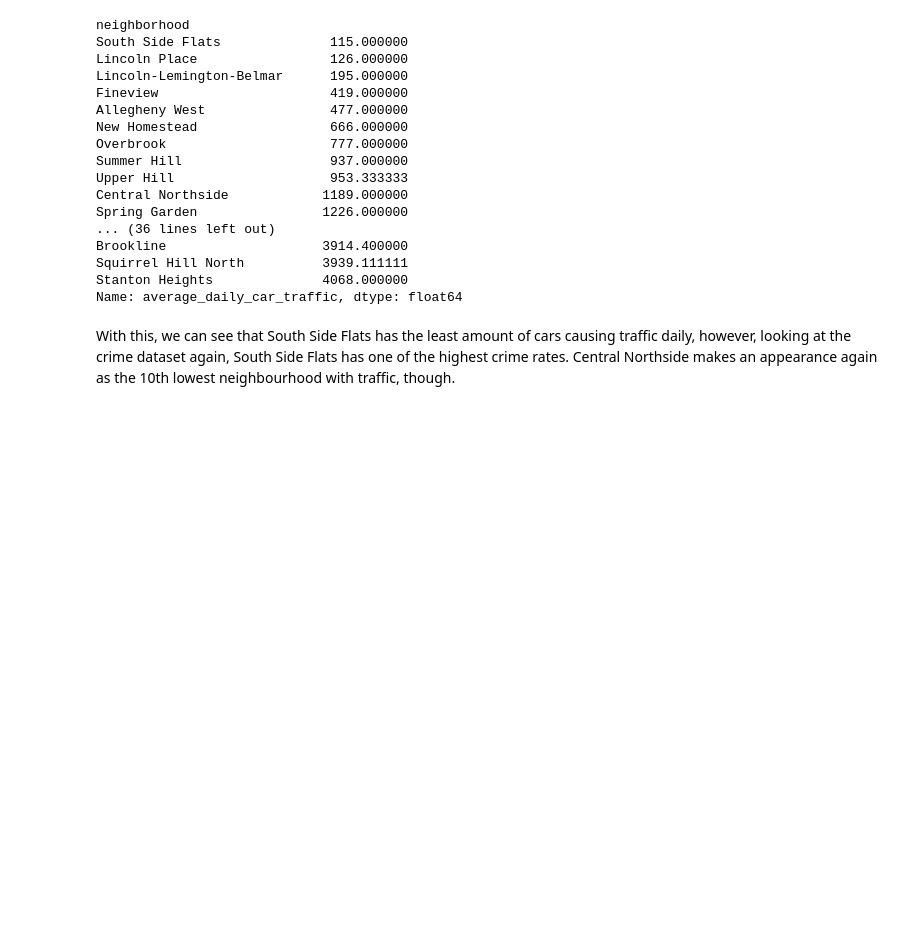
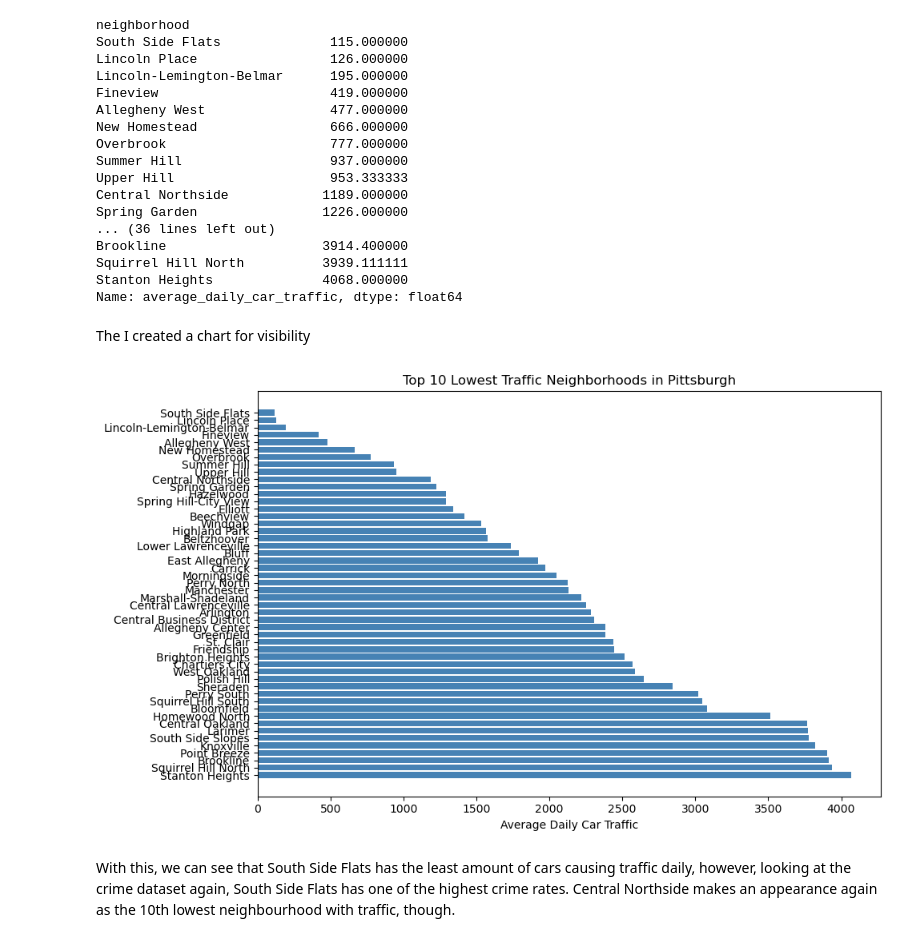
Before and after one commit to daebraek/bigideasfinal, a Jupyter notebook: finalproject.ipynb, the cells around one changed output. Saved outputs shown, nothing was run; the diff lists cells and outputs as text; code cells hidden in the pictures; blank space fills up the shorter version.

```diff
--- a/finalproject.ipynb
+++ b/finalproject.ipynb
@@ -80,6 +89,20 @@ Brookline                    3914.400000
 Squirrel Hill North          3939.111111
 Stanton Heights              4068.000000
 Name: average_daily_car_traffic, dtype: float64
+# %% [markdown]
+The I created a chart for visibility
+# %%
+import matplotlib.pyplot as plt
+
+plt.figure(figsize=(10, 6))
+plt.barh(lowest_traffic_mean.index, lowest_traffic_mean.values, color='steelblue')
+plt.xlabel('Average Daily Car Traffic')
+plt.title('Top 10 Lowest Traffic Neighborhoods in Pittsburgh')
+plt.gca().invert_yaxis()
+plt.tight_layout()
+plt.show()
+# %% [output]
+[figure, added]
 # %% [markdown]
 With this, we can see that South Side Flats has the least amount of cars causing traffic daily, however, looking at the crime dataset again, South Side Flats has one of the highest crime rates. Central Northside makes an appearance again as the 10th lowest neighbourhood with traffic, though.
 # %% [markdown]
```
Also changed, not shown: parts of 2 cells of this notebook.
